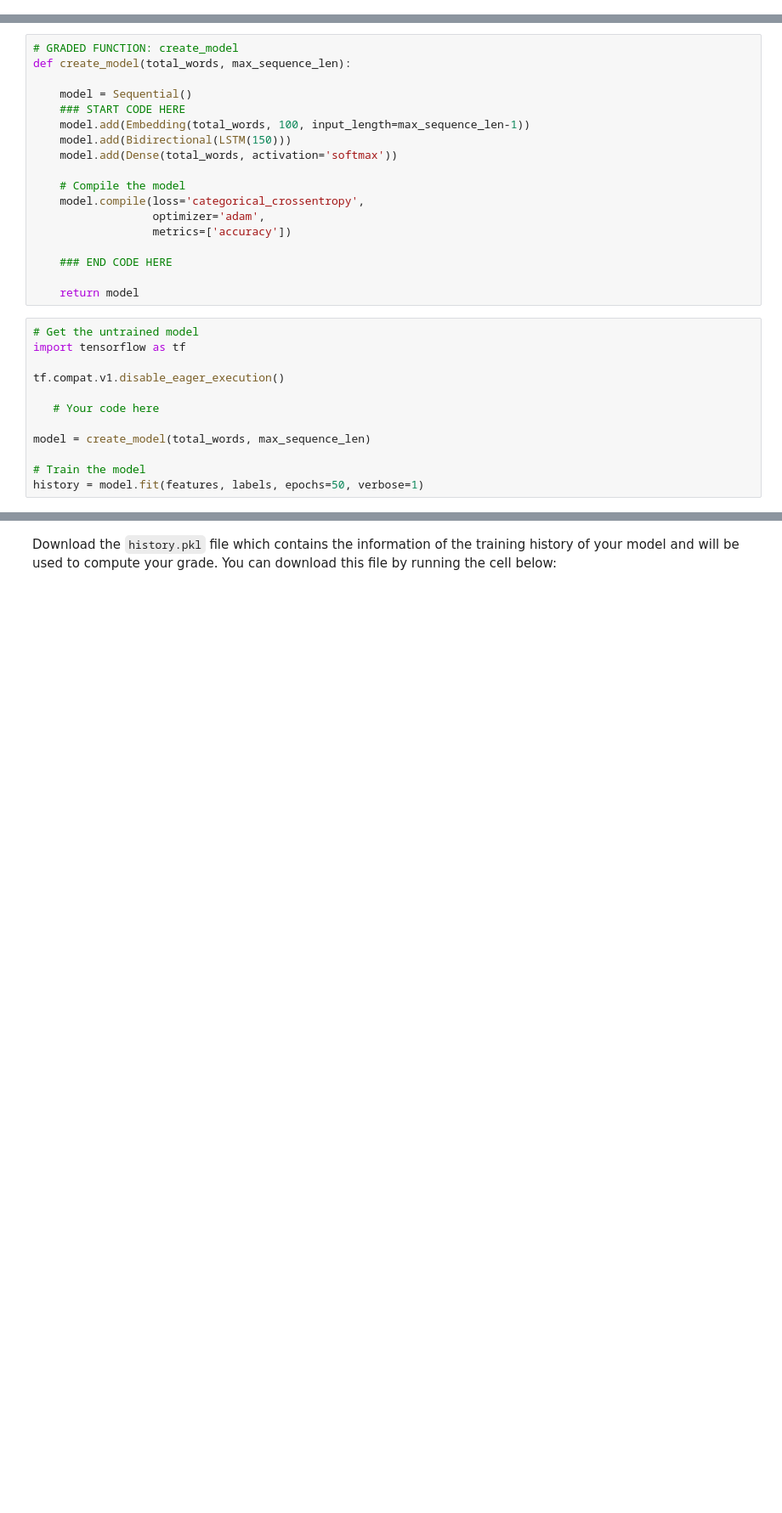
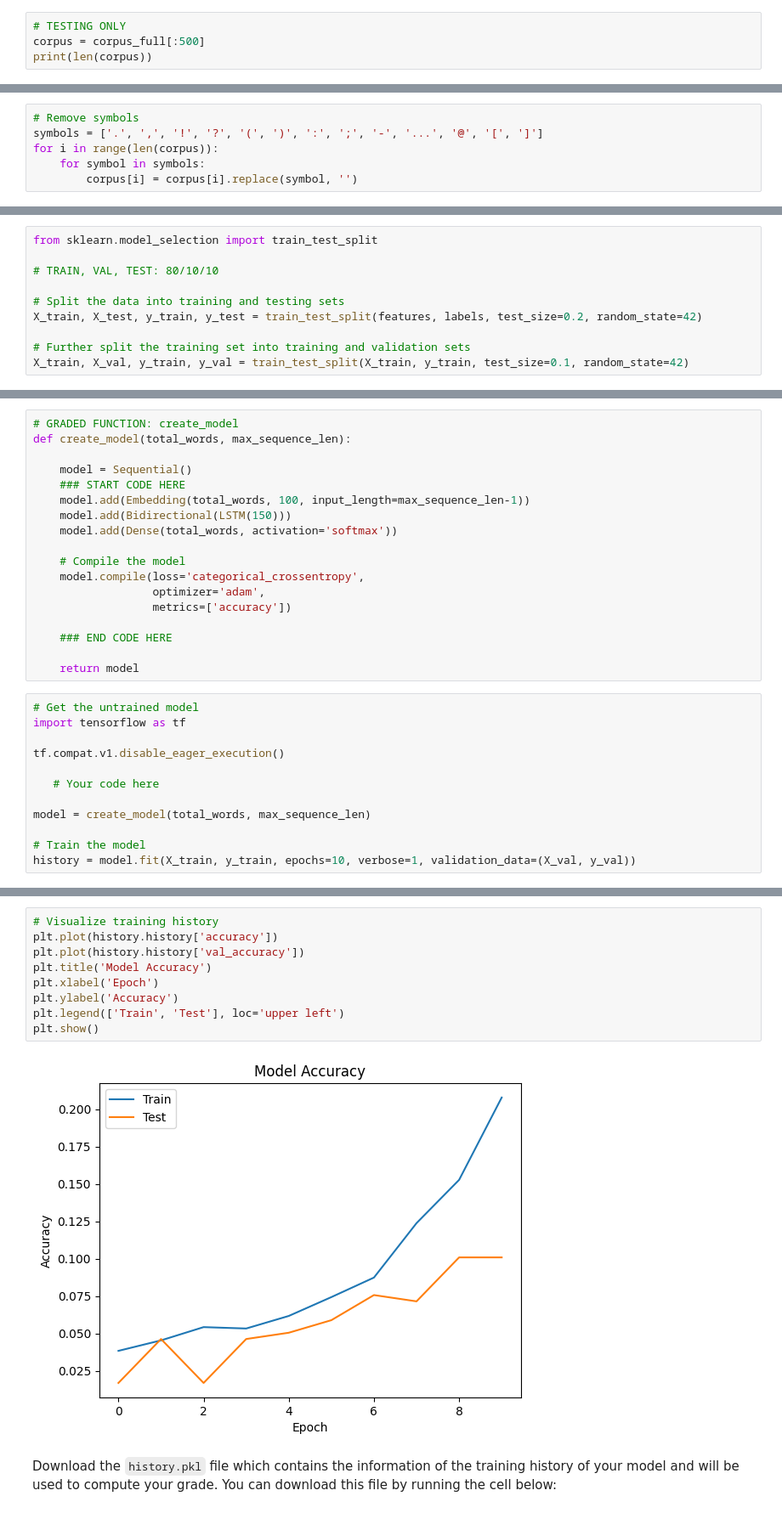
Before and after one commit to 4gungnand/Text-Generator-ShLiDaNa, a Jupyter notebook: Code/Text_Generation_ShLiDaNa.ipynb, the cells around one changed output, grey strips where cells are left out. Shown at 85% size. Drawn from its saved outputs; the diff is of its cells as text; blank space fills up the shorter version.

```diff
--- a/Code/Text_Generation_ShLiDaNa.ipynb
+++ b/Code/Text_Generation_ShLiDaNa.ipynb
@@ -77,3 +66,7 @@ The first 5 lines look like this:
 ## Tokenizing the text
 
 Now fit the Tokenizer to the corpus and save the total number of words.
+# %%
+# TESTING ONLY
+corpus = corpus_full[:500]
+print(len(corpus))
@@ -80,3 +83,9 @@ Now fit the Tokenizer to the corpus and save the total number of words.
+# %%
+# Remove symbols
+symbols = ['.', ',', '!', '?', '(', ')', ':', ';', '-', '...', '@', '[', ']']
+for i in range(len(corpus)):
+    for symbol in symbols:
+        corpus[i] = corpus[i].replace(symbol, '')
 # %%
 tokenizer = Tokenizer()
 tokenizer.fit_on_texts(corpus)
@@ -269,0 +212,10 @@ labels have shape: (46441, 5843)
+# %%
+from sklearn.model_selection import train_test_split
+
+# TRAIN, VAL, TEST: 80/10/10
+
+# Split the data into training and testing sets
+X_train, X_test, y_train, y_test = train_test_split(features, labels, test_size=0.2, random_state=42)
+
+# Further split the training set into training and validation sets
+X_train, X_val, y_train, y_val = train_test_split(X_train, y_train, test_size=0.1, random_state=42)
@@ -296,5 +252,5 @@ tf.compat.v1.disable_eager_execution()
 model = create_model(total_words, max_sequence_len)
 
 # Train the model
-history = model.fit(features, labels, epochs=50, verbose=1)
+history = model.fit(X_train, y_train, epochs=10, verbose=1, validation_data=(X_val, y_val))
 # %% [output]
@@ -339,2 +280,13 @@ plt.show()
+# %%
+# Visualize training history
+plt.plot(history.history['accuracy'])
+plt.plot(history.history['val_accuracy'])
+plt.title('Model Accuracy')
+plt.xlabel('Epoch')
+plt.ylabel('Accuracy')
+plt.legend(['Train', 'Test'], loc='upper left')
+plt.show()
+# %% [output]
+[figure, added]
 # %% [markdown]
 Download the `history.pkl` file which contains the information of the training history of your model and will be used to compute your grade. You can download this file by running the cell below:
```
Also changed, not shown: parts of 25 cells of this notebook, 1 other file.
